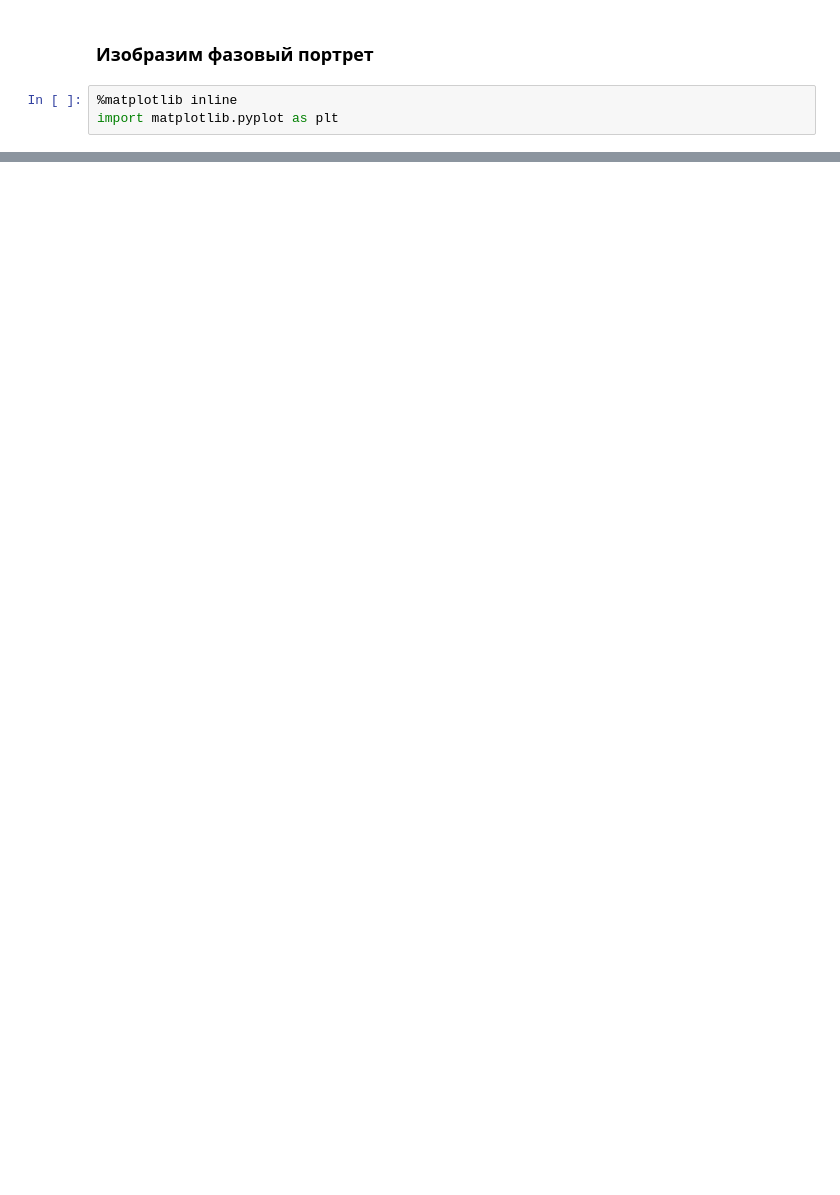
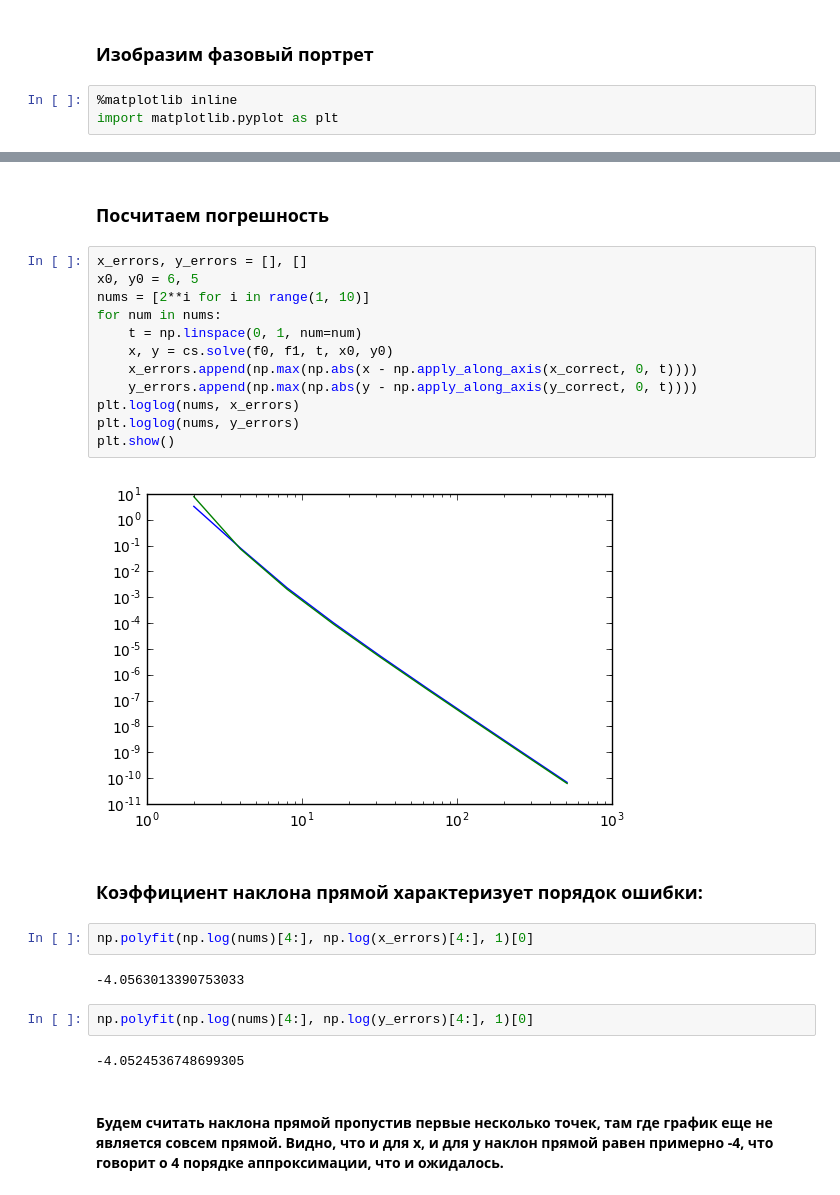
Before and after one commit to bashalex/NumericalMethods, a Jupyter notebook: CauchyProblem.ipynb, the cells around one changed output, grey strips where cells are left out. Drawn from its saved outputs; the diff is of its cells as text; blank space fills up the shorter version.

```diff
--- a/CauchyProblem.ipynb
+++ b/CauchyProblem.ipynb
@@ -56,0 +57,28 @@ plt.show()
+# %% [markdown]
+### Посчитаем погрешность
+# %%
+x_errors, y_errors = [], []
+x0, y0 = 6, 5
+nums = [2**i for i in range(1, 10)]
+for num in nums:
+    t = np.linspace(0, 1, num=num)
+    x, y = cs.solve(f0, f1, t, x0, y0)
+    x_errors.append(np.max(np.abs(x - np.apply_along_axis(x_correct, 0, t))))
+    y_errors.append(np.max(np.abs(y - np.apply_along_axis(y_correct, 0, t))))
+plt.loglog(nums, x_errors)
+plt.loglog(nums, y_errors)
+plt.show()
+# %% [output]
+[figure, added]
+# %% [markdown]
+### Коэффициент наклона прямой характеризует порядок ошибки:
+# %%
+np.polyfit(np.log(nums)[4:], np.log(x_errors)[4:], 1)[0]
+# %% [output]
+-4.0563013390753033
+# %%
+np.polyfit(np.log(nums)[4:], np.log(y_errors)[4:], 1)[0]
+# %% [output]
+-4.0524536748699305
+# %% [markdown]
+#### Будем считать наклона прямой пропустив первые несколько точек, там где график еще не является совсем прямой. Видно, что и для **x**, и для **y** наклон прямой равен примерно **-4**, что говорит о 4 порядке аппроксимации, что и ожидалось.
```
Also changed, not shown: parts of 2 cells of this notebook, 1 other file.
